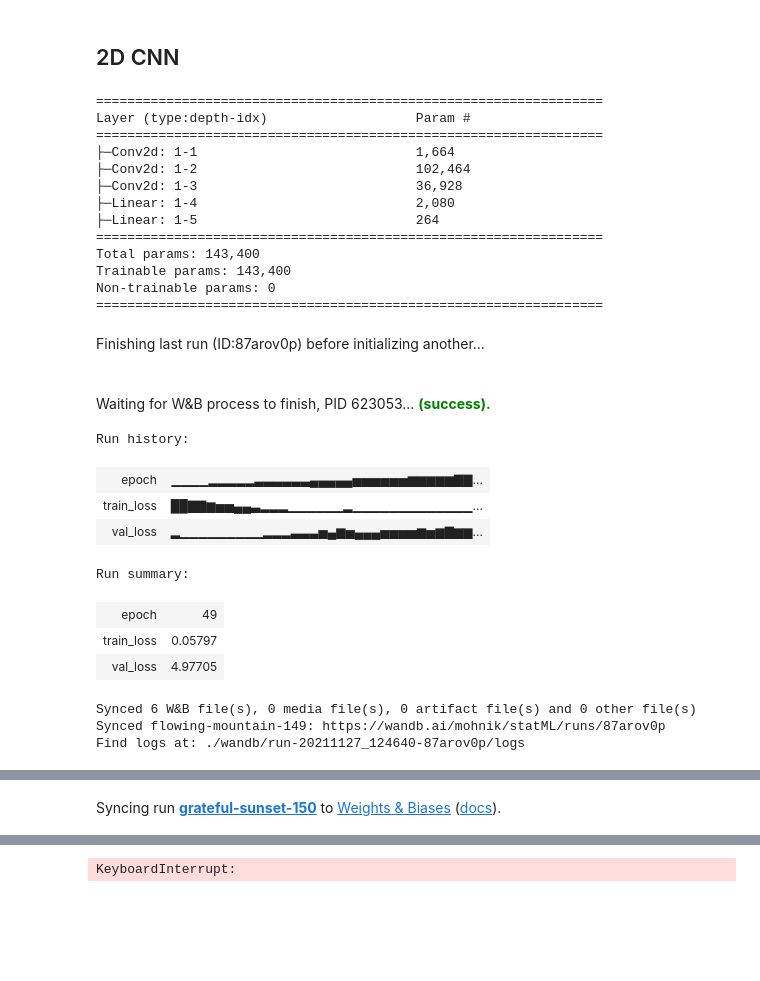
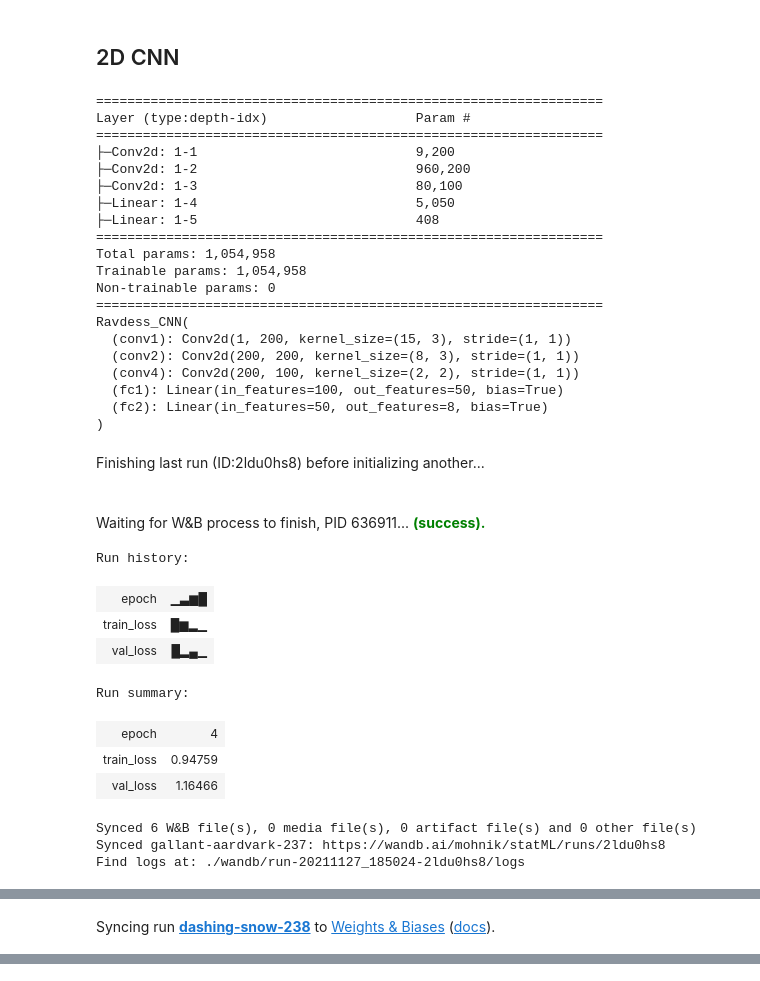
Before and after one commit to mohnikbakht/RAVDESS_Speech_Emotion_Recognition, a Jupyter notebook: Nik/DL_models_nik_2D.ipynb, the cells around one changed output, grey strips where cells are left out. Saved outputs shown, nothing was run; the diff lists cells and outputs as text; code cells hidden in the pictures; blank space fills up the shorter version.

```diff
--- a/Nik/DL_models_nik_2D.ipynb
+++ b/Nik/DL_models_nik_2D.ipynb
@@ -63,7 +63,7 @@ class StatsRecorder:
 
 root_features='/home/spongebob*/statML_project/RAVDESS/RAVDESS-emotions-speech-audio-only-master/Audio_Speech_Actors_01-24/FeaturesAll/2d-cnn/'
 
-train_iter = RAVDESSFeatureDataset(split='train',split_by=SPLIT_BY, root_dir=root_features)#Multi30k(split='train', language_pair=(SRC_LANGUAGE, TGT_LANGUAGE))
+train_iter = RAVDESSFeatureDataset(split='train',split_by=SPLIT_BY, root_dir=root_features, feature_2d=True)#Multi30k(split='train', language_pair=(SRC_LANGUAGE, TGT_LANGUAGE))
 train_dataloader = DataLoader(train_iter, batch_size=8, shuffle=True)
 
 # create recorders
@@ -124,7 +124,7 @@ import matplotlib.pyplot as plt
 
 root_features='/home/spongebob*/statML_project/RAVDESS/RAVDESS-emotions-speech-audio-only-master/Audio_Speech_Actors_01-24/FeaturesAll/2d-cnn/'
 
-train_iter = RAVDESSFeatureDataset(split='train',split_by=SPLIT_BY, root_dir=root_features, mean=channel_mean, std= channel_std)#Multi30k(split='train', language_pair=(SRC_LANGUAGE, TGT_LANGUAGE))
+train_iter = RAVDESSFeatureDataset(split='train',split_by=SPLIT_BY, root_dir=root_features, mean=channel_mean, std= channel_std, feature_2d=True)#Multi30k(split='train', language_pair=(SRC_LANGUAGE, TGT_LANGUAGE))
 train_dataloader = DataLoader(train_iter, batch_size=16, shuffle=True)
 
 
@@ -141,7 +141,7 @@ for src, tgt in train_dataloader:
 #     print(torch.mean(src, axis=1).shape)
 
 
-    print(torch.mean(src[0][0]))
+    print(torch.max(src[0][0]))
     fig=plt.figure(figsize=(8, 8))
     # plt.plot(src.cpu().numpy()[1])
     imgplot = plt.imshow(src.cpu().numpy()[1], cmap=plt.get_cmap( 'inferno'))
@@ -164,7 +164,7 @@ def train_epoch(model, optimizer):
     model.train()
     losses = 0
 
-    train_iter = RAVDESSFeatureDataset(split='train',split_by=SPLIT_BY, root_dir=root_features, mean=MEAN, std= STD)#Multi30k(split='train', language_pair=(SRC_LANGUAGE, TGT_LANGUAGE))
+    train_iter = RAVDESSFeatureDataset(split='train',split_by=SPLIT_BY, root_dir=root_features, mean=MEAN, std= STD, feature_2d=True)#Multi30k(split='train', language_pair=(SRC_LANGUAGE, TGT_LANGUAGE))
     train_dataloader = DataLoader(train_iter, batch_size=BATCH_SIZE, shuffle=True)
 
     for src, tgt in train_dataloader:
@@ -210,7 +210,7 @@ def evaluate(model):
     losses = 0
 
 
-    val_iter = RAVDESSFeatureDataset(split='valid',split_by=SPLIT_BY, root_dir=root_features, mean=MEAN, std= STD)#Multi30k(split='train', language_pair=(SRC_LANGUAGE, TGT_LANGUAGE))
+    val_iter = RAVDESSFeatureDataset(split='valid',split_by=SPLIT_BY, root_dir=root_features, mean=MEAN, std= STD, feature_2d=True)#Multi30k(split='train', language_pair=(SRC_LANGUAGE, TGT_LANGUAGE))
     val_dataloader = DataLoader(val_iter, batch_size=BATCH_SIZE, shuffle=True)
 
     for src, tgt in val_dataloader:
@@ -683,7 +309,7 @@ from torchsummary import summary
 
 INPUT_SIZE=INPUT_SIZE=imput_dim[0]*imput_dim[1]
 TGT_CLASS_CNT=8
-BATCH_SIZE = 16 #128
+BATCH_SIZE = 8 #128
 
 cnn = Ravdess_CNN(input_size=INPUT_SIZE, tgt_class_cnt=TGT_CLASS_CNT, num_of_layers=2)
 # print(mlp)
@@ -692,6 +318,7 @@ cnn = Ravdess_CNN(input_size=INPUT_SIZE, tgt_class_cnt=TGT_CLASS_CNT, num_of_lay
 # print(params[0].size())  # conv1's .weight
 
 summary(cnn)
+print( cnn)
 
 for p in cnn.parameters():
     if p.dim() > 1:
@@ -702,28 +329,35 @@ cnn = cnn.to(DEVICE)
 # loss_fn = torch.nn.KLDivLoss(reduction='batchmean')
 loss_fn = torch.nn.CrossEntropyLoss()
 
-optimizer = torch.optim.Adam(cnn.parameters(), lr=0.001, betas=(0.9, 0.98), eps=1e-9)
+optimizer = torch.optim.Adam(cnn.parameters(), lr=0.0001, betas=(0.9, 0.98), eps=1e-9)
 # %% [output]
 =================================================================
 Layer (type:depth-idx)                   Param #
 =================================================================
-├─Conv2d: 1-1                            1,664
-├─Conv2d: 1-2                            102,464
-├─Conv2d: 1-3                            36,928
-├─Linear: 1-4                            2,080
-├─Linear: 1-5                            264
+├─Conv2d: 1-1                            9,200
+├─Conv2d: 1-2                            960,200
+├─Conv2d: 1-3                            80,100
+├─Linear: 1-4                            5,050
+├─Linear: 1-5                            408
 =================================================================
-Total params: 143,400
-Trainable params: 143,400
+Total params: 1,054,958
+Trainable params: 1,054,958
 Non-trainable params: 0
 =================================================================
+Ravdess_CNN(
+  (conv1): Conv2d(1, 200, kernel_size=(15, 3), stride=(1, 1))
+  (conv2): Conv2d(200, 200, kernel_size=(8, 3), stride=(1, 1))
+  (conv4): Conv2d(200, 100, kernel_size=(2, 2), stride=(1, 1))
+  (fc1): Linear(in_features=100, out_features=50, bias=True)
+  (fc2): Linear(in_features=50, out_features=8, bias=True)
+)
 # %%
 from timeit import default_timer as timer
 import wandb
 
 
-NUM_EPOCHS = 600
-NORM='channel'
+NUM_EPOCHS = 40
+NORM=None
 
 if NORM=='channel':
     MEAN=channel_mean
@@ -738,43 +372,43 @@ else:
 # start a new experiment
 wandb.init(project="statML", entity="mohnik")
 
 # capture a dictionary of hyperparameters with config
-wandb.config = {"learning_rate": 0.001, "epochs": NUM_EPOCHS, "batch_size": BATCH_SIZE}
+wandb.config = {"learning_rate": 0.0001, "epochs": NUM_EPOCHS, "batch_size": BATCH_SIZE}
 
 wandb.watch(cnn, loss_fn, log='all', log_freq=20)
 
 for epoch in range(1, NUM_EPOCHS+1):
     start_time = timer()
     train_loss = train_epoch(cnn, optimizer)
     end_time = timer()
     # if epoch%10==0:
     #     PATH=f"checkpoints/checkpoint_{epoch}.pt"
     #     torch.save({
     #             'epoch': epoch,
     #             'model_state_dict': transformer.state_dict(),
     #             'optimizer_state_dict': optimizer.state_dict(),
     #             'loss': train_loss,
     #             }, PATH)
     val_loss = evaluate(cnn)
      # Where the magic happens
     wandb.log({"epoch": epoch, "train_loss": train_loss, "val_loss": val_loss})
 
 
     # Optional
     # wandb.watch(mlp)
 
     print((f"Epoch: {epoch}, Train loss: {train_loss:.3f}, Val loss: {val_loss:.3f}, "f"Epoch time = {(end_time - start_time):.3f}s"))
 # %% [output]
-Finishing last run (ID:87arov0p) before initializing another...
+Finishing last run (ID:2ldu0hs8) before initializing another...
-Waiting for W&B process to finish, PID 623053... (success).
+Waiting for W&B process to finish, PID 636911... (success).
 Run history:
-| epoch | ▁▁▁▁▂▂▂▂▂▃▃▃▃▃▃▄▄▄▄▄▅▅▅▅▅▅▆▆▆▆▆▇▇... |
-| train_loss | ██▇▇▆▅▅▄▄▃▂▂▂▁▁▁▁▁▁▂▁▁▁▁▁▁▁▁▁▁▁▁▁... |
-| val_loss | ▂▁▁▁▁▁▁▁▁▁▂▂▂▃▃▃▅▄▆▅▄▄▄▅▅▅▅▆▅▆▇▆▆... |
+| epoch | ▁▃▆█ |
+| train_loss | █▆▂▁ |
+| val_loss | █▂▄▁ |
 Run summary:
-| epoch | 49 |
-| train_loss | 0.05797 |
-| val_loss | 4.97705 |
+| epoch | 4 |
+| train_loss | 0.94759 |
+| val_loss | 1.16466 |
 Synced 6 W&B file(s), 0 media file(s), 0 artifact file(s) and 0 other file(s)
-Synced flowing-mountain-149: https://wandb.ai/mohnik/statML/runs/87arov0p
-Find logs at: ./wandb/run-20211127_124640-87arov0p/logs
+Synced gallant-aardvark-237: https://wandb.ai/mohnik/statML/runs/2ldu0hs8
+Find logs at: ./wandb/run-20211127_185024-2ldu0hs8/logs
@@ -782 +416 @@ Successfully finished last run (ID:87arov0p). Initializing new run:
-Syncing run grateful-sunset-150 to Weights & Biases (docs).
+Syncing run dashing-snow-238 to Weights & Biases (docs).
@@ -800 +433,0 @@ Epoch: 35, Train loss: 0.470, Val loss: 2.347, Epoch time = 0.505s
-KeyboardInterrupt:
```
Also changed, not shown: parts of 16 cells of this notebook, 9 other files.
